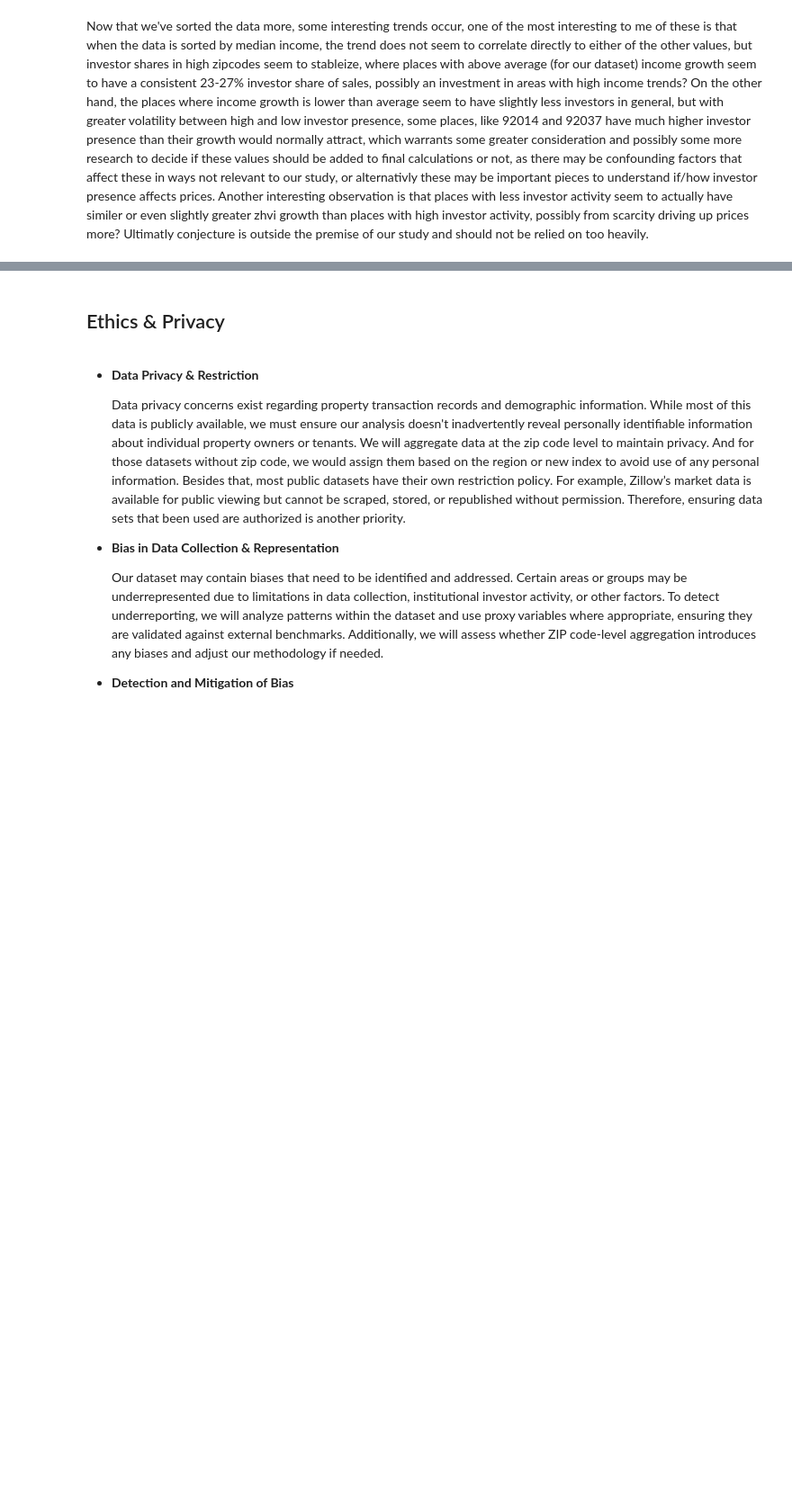
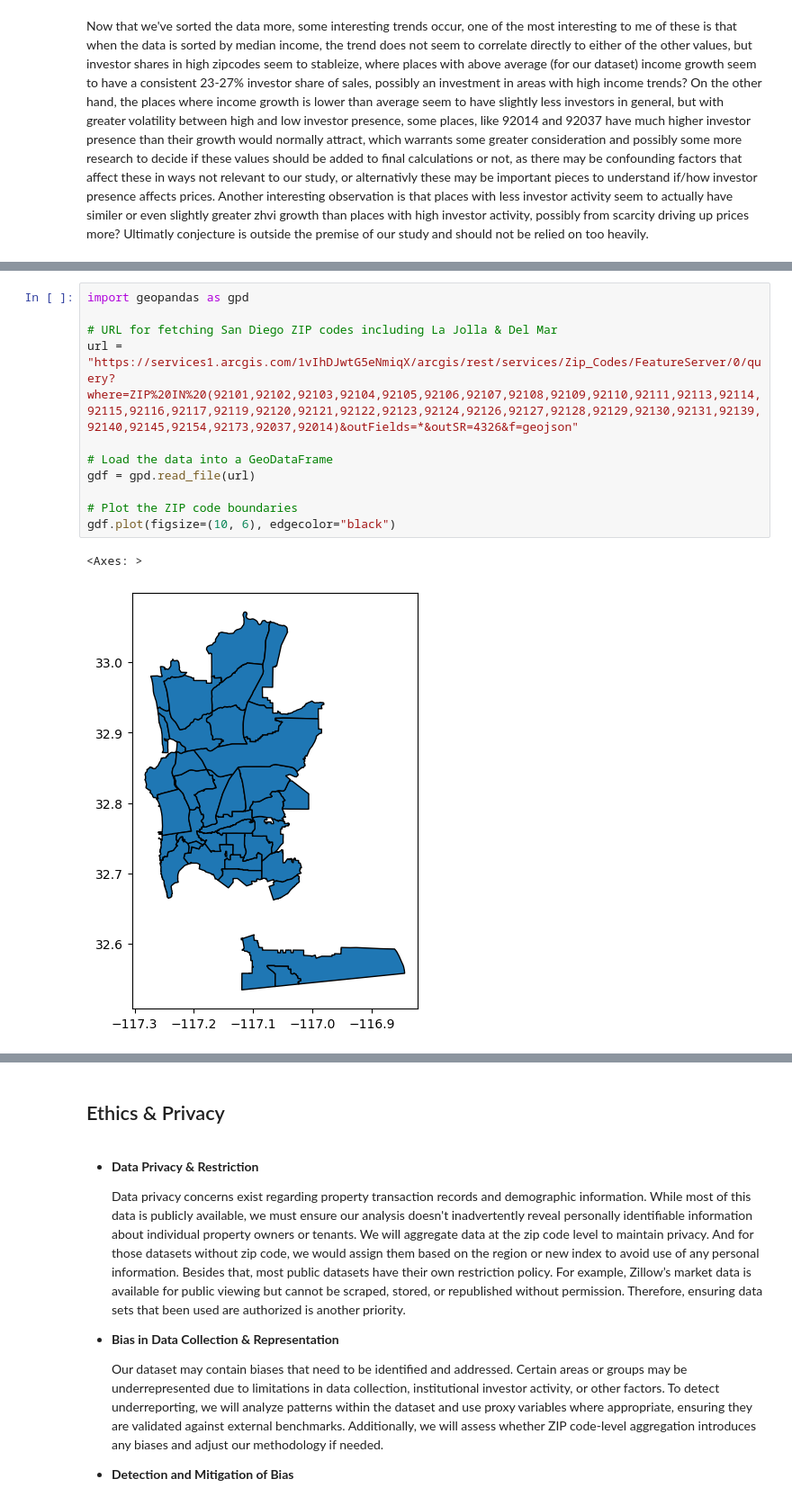
Before and after one commit to rangelrichard/investor_impact, a Jupyter notebook: EDACheckpoint_Group171_WI25.ipynb, the cells around one changed output, grey strips where cells are left out. Shown at 90% size. Saved outputs shown, nothing was run; the diff lists cells and outputs as text; blank space fills up the shorter version.

```diff
--- a/EDACheckpoint_Group171_WI25.ipynb
+++ b/EDACheckpoint_Group171_WI25.ipynb
@@ -461,0 +504,14 @@ Now that we've sorted the data more, some interesting trends occur, one of the m
+# %%
+import geopandas as gpd
+
+# URL for fetching San Diego ZIP codes including La Jolla & Del Mar
+url = "https://services1.arcgis.com/1vIhDJwtG5eNmiqX/arcgis/rest/services/Zip_Codes/FeatureServer/0/query?where=ZIP%20IN%20(92101,92102,92103,92104,92105,92106,92107,92108,92109,92110,92111,92113,92114,92115,92116,92117,92119,92120,92121,92122,92123,92124,92126,92127,92128,92129,92130,92131,92139,92140,92145,92154,92173,92037,92014)&outFields=*&outSR=4326&f=geojson"
+
+# Load the data into a GeoDataFrame
+gdf = gpd.read_file(url)
+
+# Plot the ZIP code boundaries
+gdf.plot(figsize=(10, 6), edgecolor="black")
+# %% [output]
+<Axes: >
+[figure, added]
```
Also changed, not shown: parts of 16 cells of this notebook, 13 other files.
